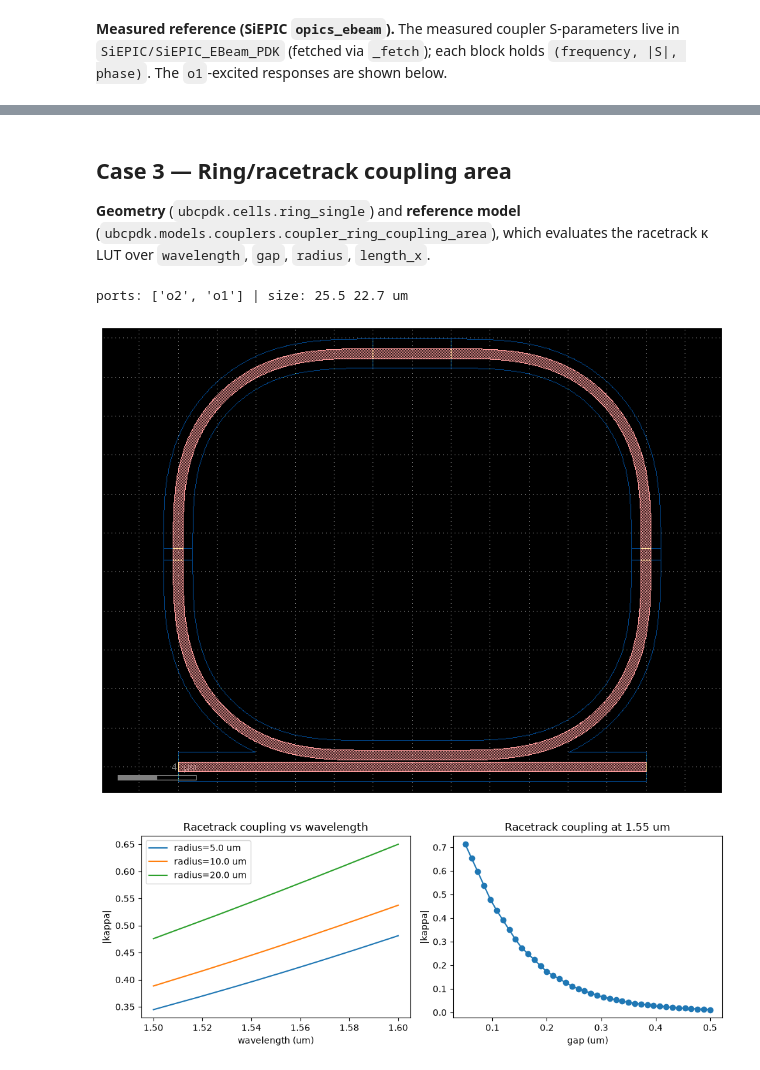
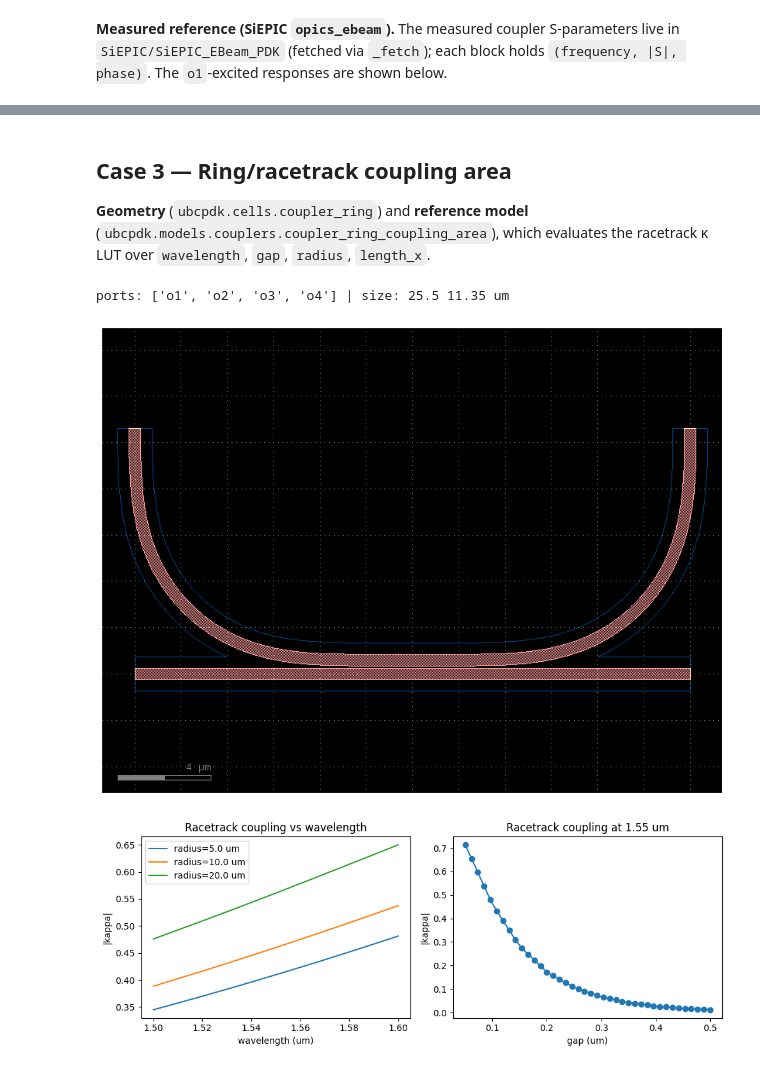
Before and after one commit to EpsilonForge/gsim, a Jupyter notebook: pdk-validation/notebook.ipynb, the cells around one changed output, grey strips where cells are left out. Cells and saved outputs as stored; diff of their text form; code cells hidden in the pictures.

Commit message:
docs(pdk): publish corrected ring detector comparison

```diff
--- a/pdk-validation/notebook.ipynb
+++ b/pdk-validation/notebook.ipynb
@@ -328,24 +330,24 @@ coupler: 2d res=30 freqs=101 | cell 21.3 x 5.5 x 0.0 lambda | area 117 lambda^2
 # %% [markdown]
 ## Case 3 — Ring/racetrack coupling area
 
-**Geometry** (`ubcpdk.cells.ring_single`) and **reference model**
+**Geometry** (`ubcpdk.cells.coupler_ring`) and **reference model**
 (`ubcpdk.models.couplers.coupler_ring_coupling_area`), which evaluates the
 racetrack κ LUT over `wavelength`, `gap`, `radius`, `length_x`.
 # %%
 gf.clear_cache()
-ring = ubcpdk.cells.ring_single(radius=10.0, gap=0.1)
+ring = ubcpdk.cells.coupler_ring(length_x=4.0, radius=10.0, gap=0.1)
 print(
     "ports:",
     [port.name for port in ring.ports],
     "| size:",
     ring.xsize,
     ring.ysize,
     "um",
 )
 ring
 # %% [output]
-ports: ['o2', 'o1'] | size: 25.5 22.7 um
+ports: ['o1', 'o2', 'o3', 'o4'] | size: 25.5 11.35 um
-[figure, old version]
+[figure, new version]
 # %%
 figure, axes = plt.subplots(1, 2, figsize=(10, 3.8))
 for radius in (5.0, 10.0, 20.0):
```
Also changed, not shown: parts of 23 cells of this notebook, 5 other files.
